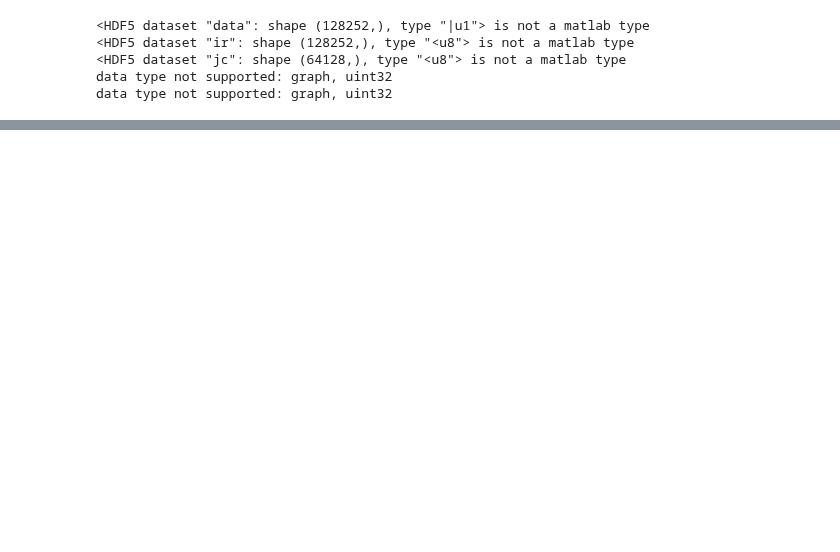
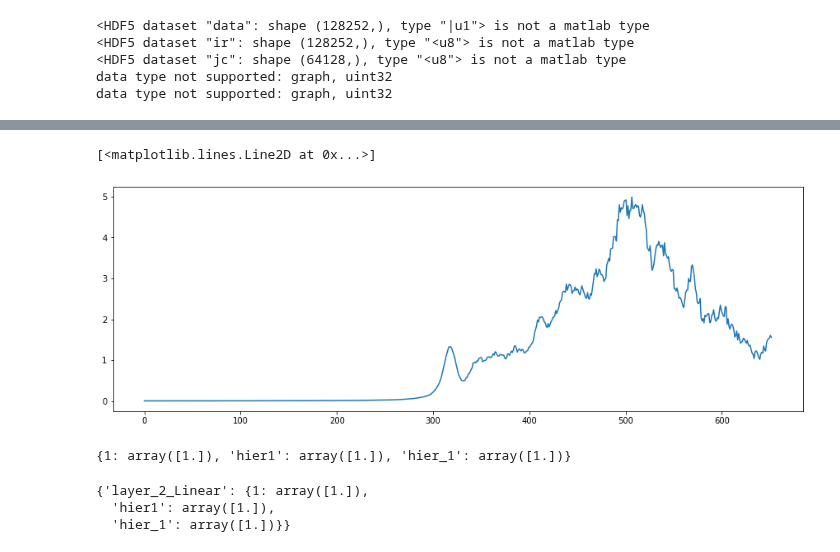
Before and after one commit to eghbalhosseini/neural_manifolds, a Jupyter notebook: gradient_analysis_functions.ipynb, the cells around one changed output, grey strips where cells are left out. Cells and saved outputs as stored; diff of their text form; code cells hidden in the pictures; blank space fills up the shorter version.

```diff
--- a/gradient_analysis_functions.ipynb
+++ b/gradient_analysis_functions.ipynb
@@ -189,0 +189,2 @@ for idx , _ in enumerate(range(len(within_class_id)-2)):
+# %%
+e_f_list=[np.reshape(x,[-1,x.shape[2]]) for x in all_grad_data]
@@ -189,0 +204,10 @@ for idx , _ in enumerate(range(len(within_class_id)-2)):
+# %%
+branch_norm=[[np.linalg.norm(x) for x in branch_diffs] for branch_diffs in all_branch_dall_branch_diffs]
+# %%
+branc_norm_mat=np.stack(branch_norm)
+# %%
+plt.figure(figsize=(15,5))
+plt.plot(moving_average(np.arange(branc_norm_mat.shape[0]),10),moving_average(np.mean(branc_norm_mat,axis=1),10))#,#yerr=np.std(branc_norm_mat,axis=1))
+# %% [output]
+[<matplotlib.lines.Line2D at 0x...>]
+[figure, added]
@@ -189,0 +218,4 @@ for idx , _ in enumerate(range(len(within_class_id)-2)):
+# %%
+layer_branch_data
+# %% [output]
+{1: array([1.]), 'hier1': array([1.]), 'hier_1': array([1.])}
@@ -189,0 +227,6 @@ for idx , _ in enumerate(range(len(within_class_id)-2)):
+# %%
+layer_gradient_dict
+# %% [output]
+{'layer_2_Linear': {1: array([1.]),
+  'hier1': array([1.]),
+  'hier_1': array([1.])}}
```
Also changed, not shown: parts of 81 cells of this notebook, 2 other files.
